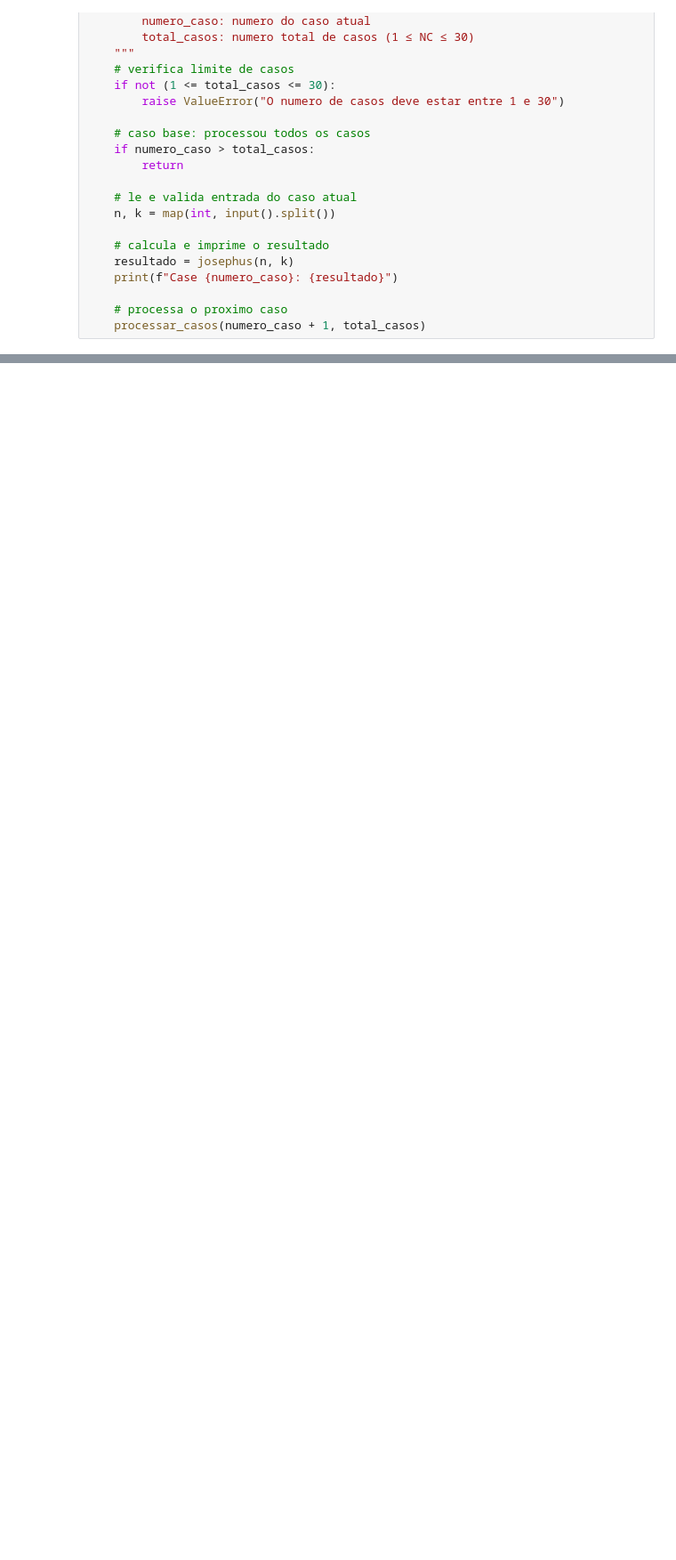
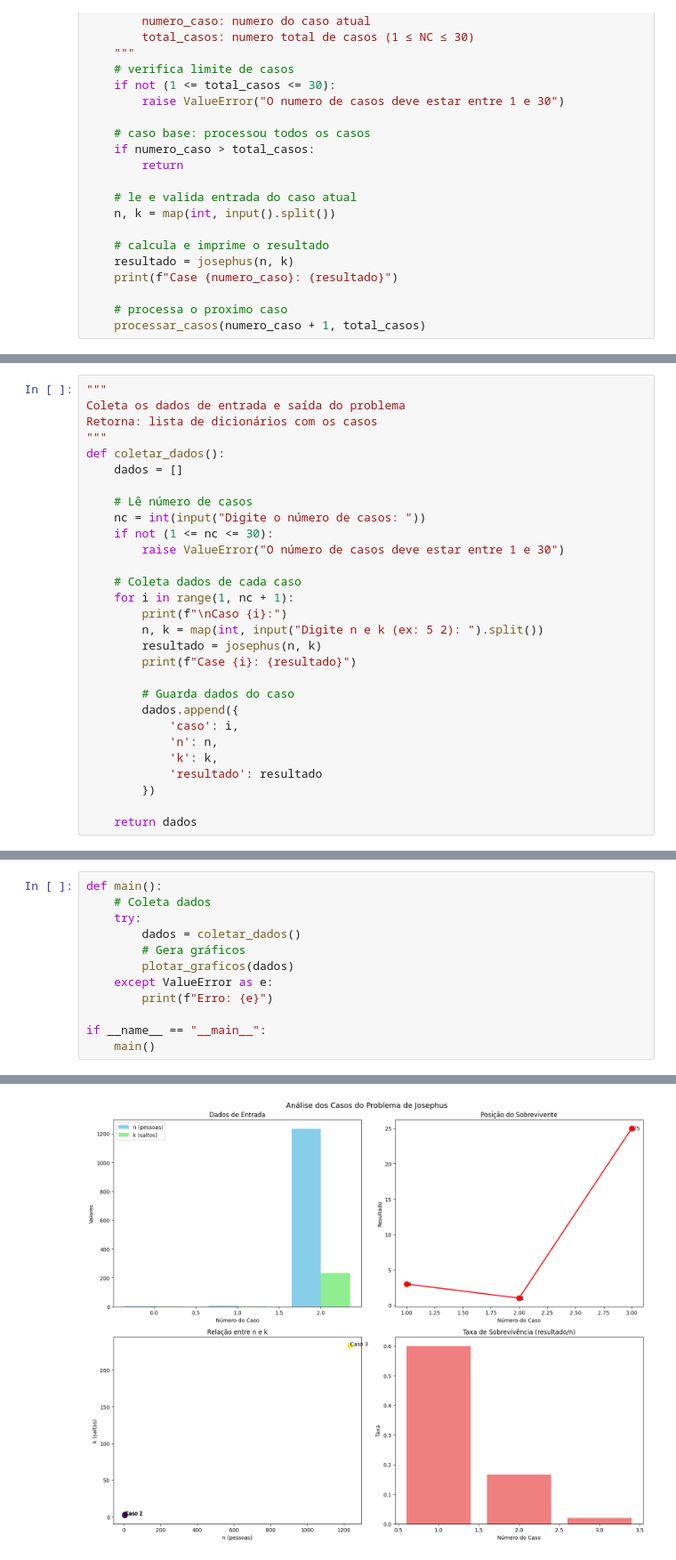
Before and after one commit to RitaDCassia/CNN, a Jupyter notebook: Josephus.ipynb, the cells around one changed output, grey strips where cells are left out. Shown: that part at 89% size. Cells and saved outputs as stored; diff of their text form; blank space fills up the shorter version.

```diff
--- a/Josephus.ipynb
+++ b/Josephus.ipynb
@@ -87,0 +68,29 @@ Case 3: 25
+# %%
+"""
+Coleta os dados de entrada e saída do problema
+Retorna: lista de dicionários com os casos
+"""
+def coletar_dados():
+    dados = []
+
+    # Lê número de casos
+    nc = int(input("Digite o número de casos: "))
+    if not (1 <= nc <= 30):
+        raise ValueError("O número de casos deve estar entre 1 e 30")
+
+    # Coleta dados de cada caso
+    for i in range(1, nc + 1):
+        print(f"\nCaso {i}:")
+        n, k = map(int, input("Digite n e k (ex: 5 2): ").split())
+        resultado = josephus(n, k)
+        print(f"Case {i}: {resultado}")
+
+        # Guarda dados do caso
+        dados.append({
+            'caso': i,
+            'n': n,
+            'k': k,
+            'resultado': resultado
+        })
+
+    return dados
@@ -87,0 +164,13 @@ Case 3: 25
+# %%
+def main():
+    # Coleta dados
+    try:
+        dados = coletar_dados()
+        # Gera gráficos
+        plotar_graficos(dados)
+    except ValueError as e:
+        print(f"Erro: {e}")
+
+if __name__ == "__main__":
+    main()
+# %% [output]
@@ -87,0 +190 @@ Case 3: 25
+[figure, added]
```
Also changed, not shown: parts of 8 cells of this notebook.
